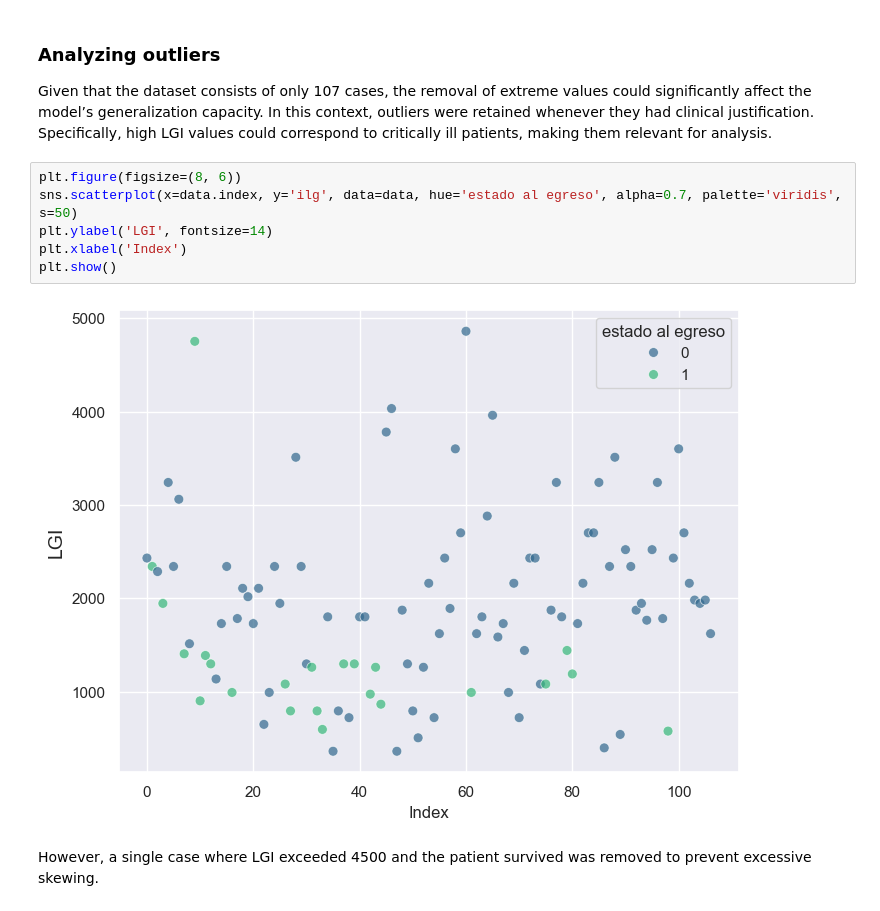
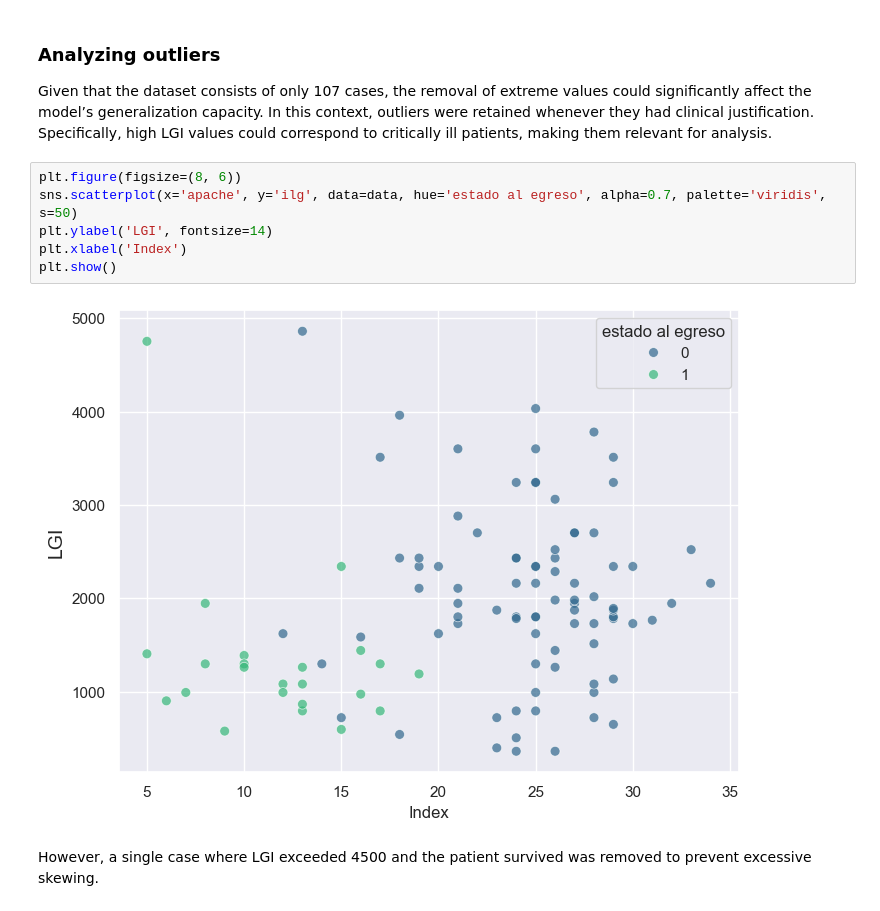
Before and after one commit to serize02/leuko-ml, a Jupyter notebook: notebooks/00_eda.ipynb, the cells around one changed output. Cells and saved outputs as stored; diff of their text form.

```diff
--- a/notebooks/00_eda.ipynb
+++ b/notebooks/00_eda.ipynb
@@ -47,12 +47,12 @@ plt.show()
 Given that the dataset consists of only 107 cases, the removal of extreme values could significantly affect the model’s generalization capacity. In this context, outliers were retained whenever they had clinical justification. Specifically, high LGI values could correspond to critically ill patients, making them relevant for analysis.
 # %%
 plt.figure(figsize=(8, 6))
-sns.scatterplot(x=data.index, y='ilg', data=data, hue='estado al egreso', alpha=0.7, palette='viridis', s=50)
+sns.scatterplot(x='apache', y='ilg', data=data, hue='estado al egreso', alpha=0.7, palette='viridis', s=50)
 plt.ylabel('LGI', fontsize=14)
 plt.xlabel('Index')
 plt.show()
 # %% [output]
-[figure, old version]
+[figure, new version]
 # %% [markdown]
 However, a single case where LGI exceeded 4500 and the patient survived  was removed to prevent excessive skewing.
 # %%
```
Also changed, not shown: 5 other files.
